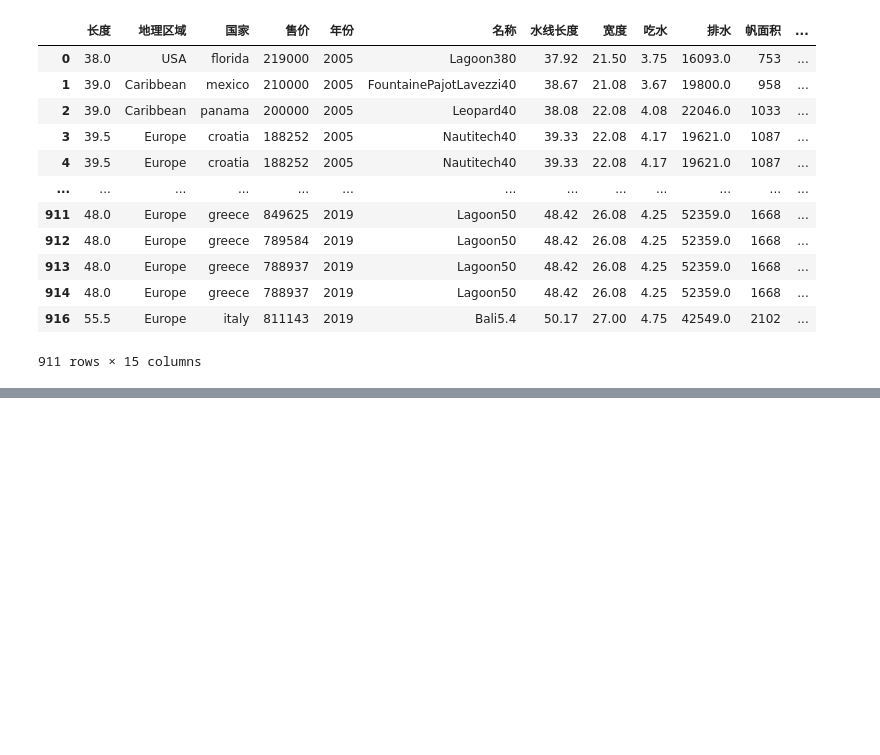
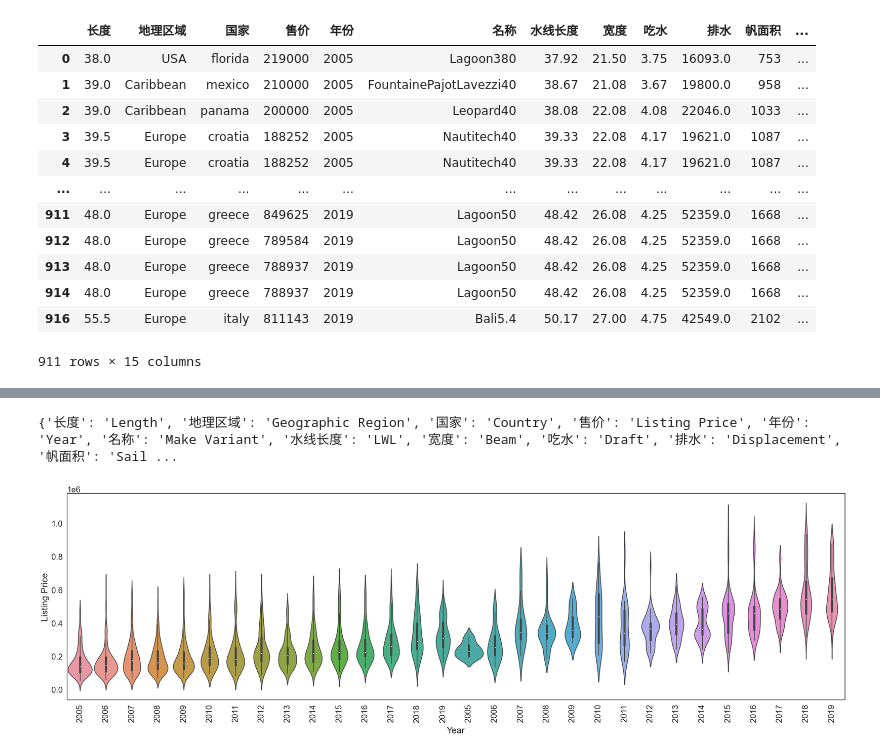
Before and after one commit to james-curtis/2023SpringMCM, a Jupyter notebook: T1/数据预处理/数据预处理.ipynb, the cells around one changed output, grey strips where cells are left out. Cells and saved outputs as stored; diff of their text form; code cells hidden in the pictures; blank space fills up the shorter version.

```diff
--- a/T1/数据预处理/数据预处理.ipynb
+++ b/T1/数据预处理/数据预处理.ipynb
@@ -308,0 +350,9 @@ noEncodeDataDict['Catamarans']
+# %%
+plt.figure(figsize=(30, 8))
+sns.violinplot(data=chinese2english(combindDataDict['未编码汇总']), x='Year', y="Listing Price", width=1.1)
+plt.xticks(rotation=90)
+plt.savefig('标价的按年份小提琴图.svg')
+plt.show()
+# %% [output]
+{'长度': 'Length', '地理区域': 'Geographic Region', '国家': 'Country', '售价': 'Listing Price', '年份': 'Year', '名称': 'Make Variant', '水线长度': 'LWL', '宽度': 'Beam', '吃水': 'Draft', '排水': 'Displacement', '帆面积': 'Sail ...
+[figure, added]
```
Also changed, not shown: parts of 5 cells of this notebook, 7 other files.
